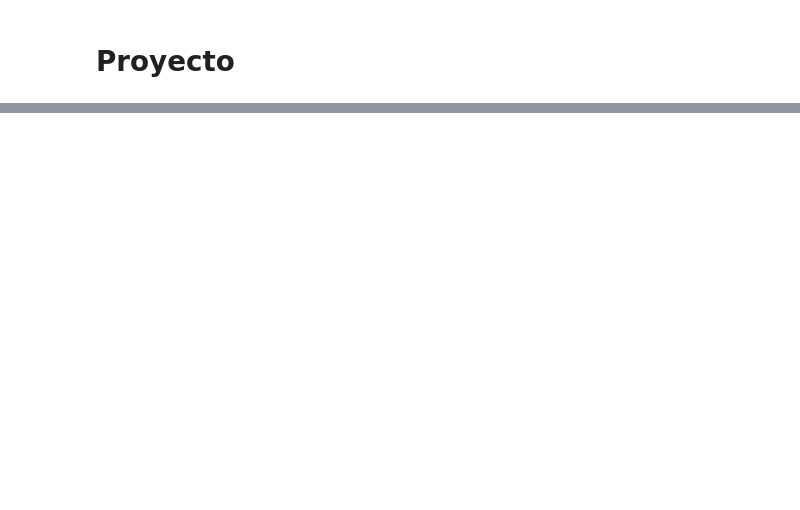
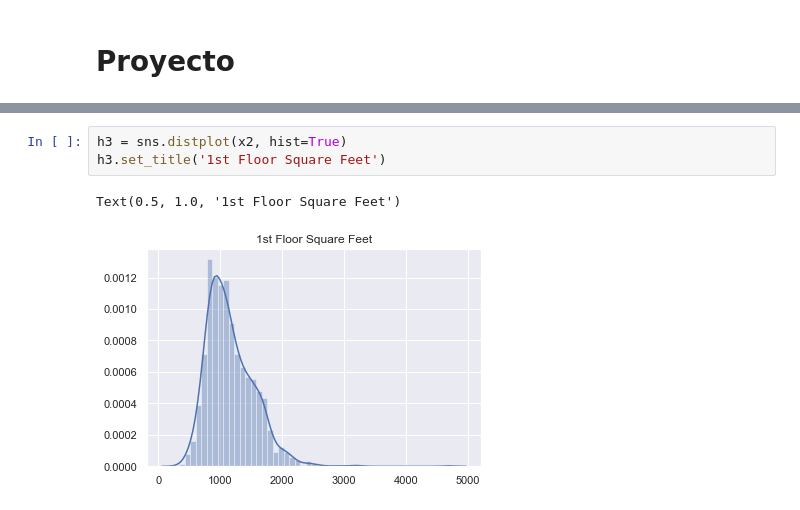
Before and after one commit to gustavo-alvarado/ds-python-proyecto, a Jupyter notebook: Proyecto - Gustavo Alvarado.ipynb, the cells around one changed output, grey strips where cells are left out. Drawn from its saved outputs; the diff is of its cells as text; blank space fills up the shorter version.

```diff
--- a/Proyecto - Gustavo Alvarado.ipynb
+++ b/Proyecto - Gustavo Alvarado.ipynb
@@ -52,0 +94,6 @@ print(np.nanstd(data, axis = 0))
+# %%
+h3 = sns.distplot(x2, hist=True)
+h3.set_title('1st Floor Square Feet')
+# %% [output]
+Text(0.5, 1.0, '1st Floor Square Feet')
+[figure, added]
```
Also changed, not shown: parts of 16 cells of this notebook.
